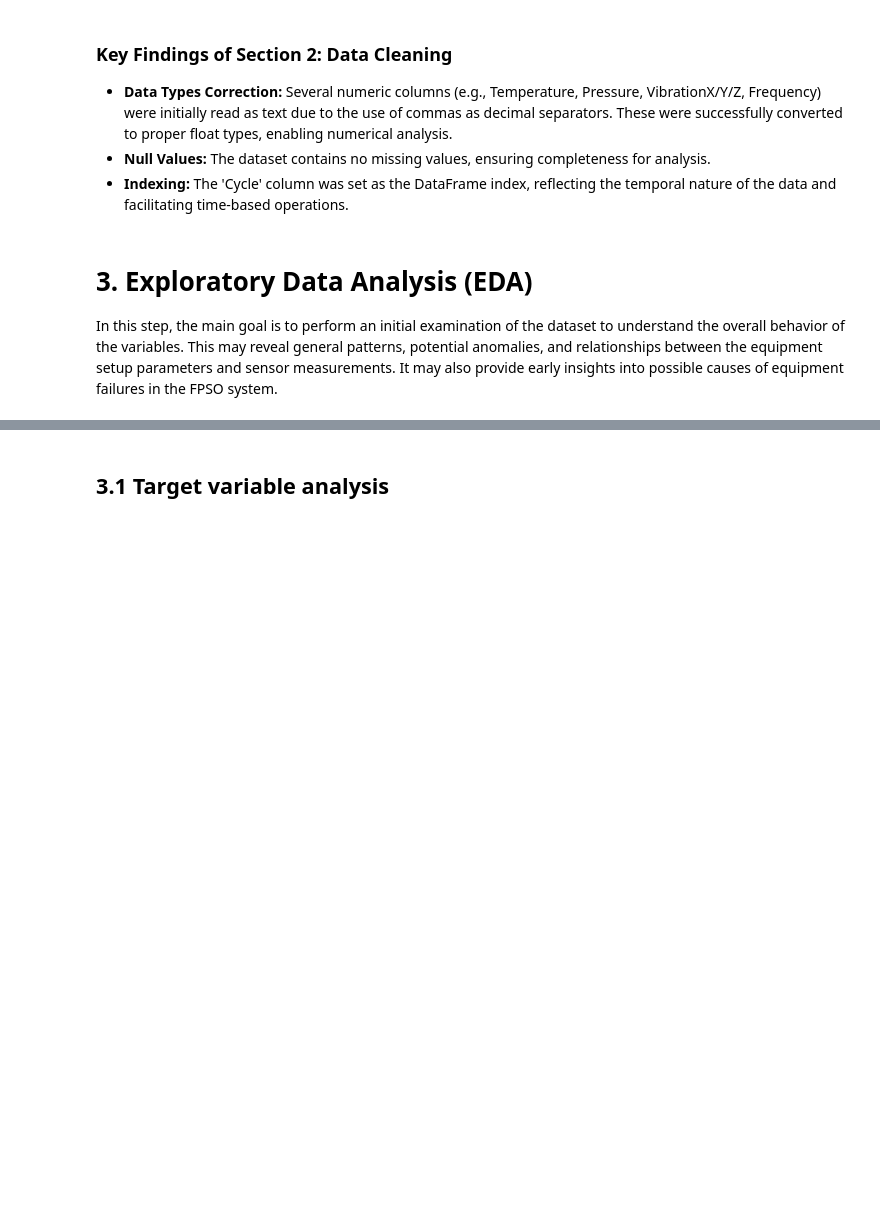
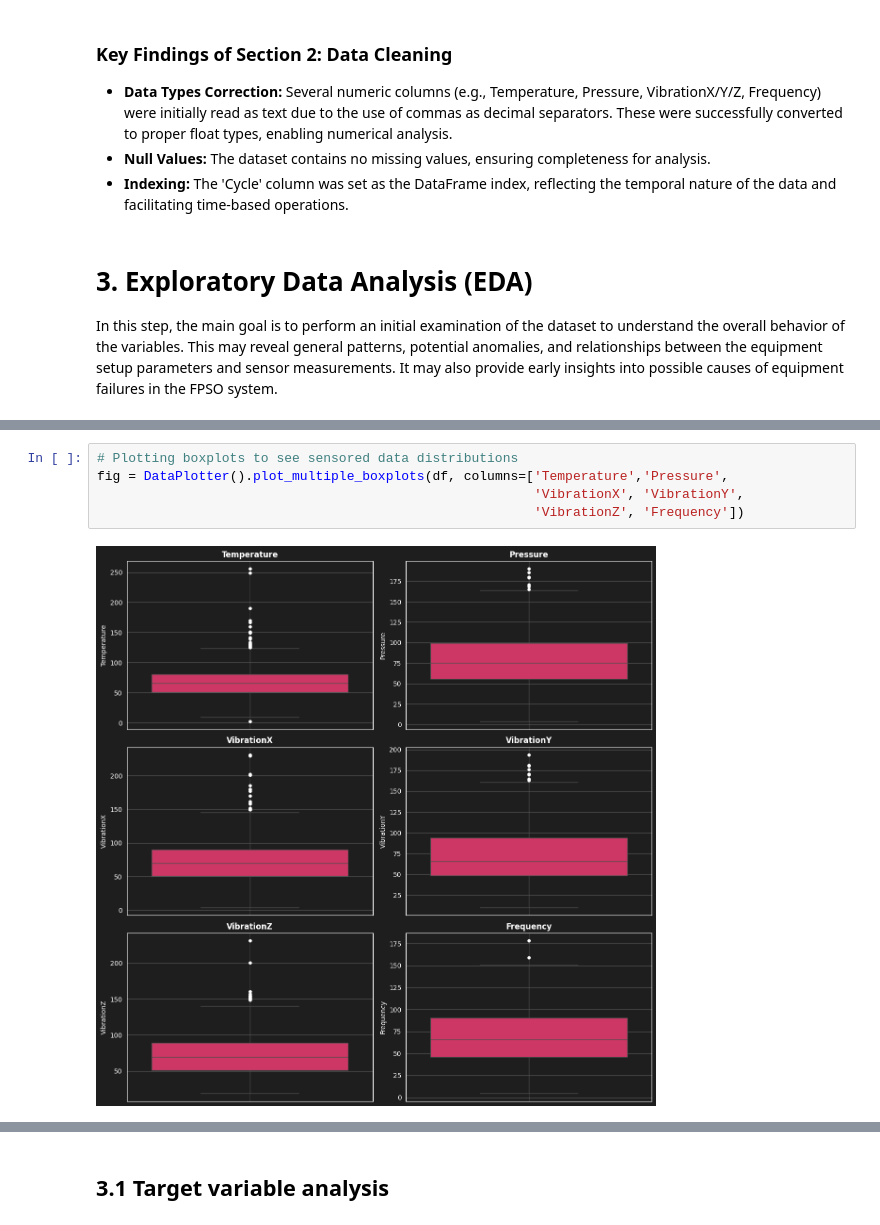
Before and after one commit to jackson-simionato/fpso-equipment-monitoring, a Jupyter notebook: notebooks/01_eda_exploration.ipynb, the cells around one changed output, grey strips where cells are left out. Drawn from its saved outputs; the diff is of its cells as text; blank space fills up the shorter version.

Commit message:
Create correlation matrix and analyze time series on sensored data

```diff
--- a/notebooks/01_eda_exploration.ipynb
+++ b/notebooks/01_eda_exploration.ipynb
@@ -161,0 +177,7 @@ In this step, the main goal is to perform an initial examination of the dataset
+# %%
+# Plotting boxplots to see sensored data distributions
+fig = DataPlotter().plot_multiple_boxplots(df, columns=['Temperature','Pressure',
+                                                        'VibrationX', 'VibrationY',
+                                                        'VibrationZ', 'Frequency'])
+# %% [output]
+[figure, added]
```
Also changed, not shown: parts of 9 cells of this notebook.
